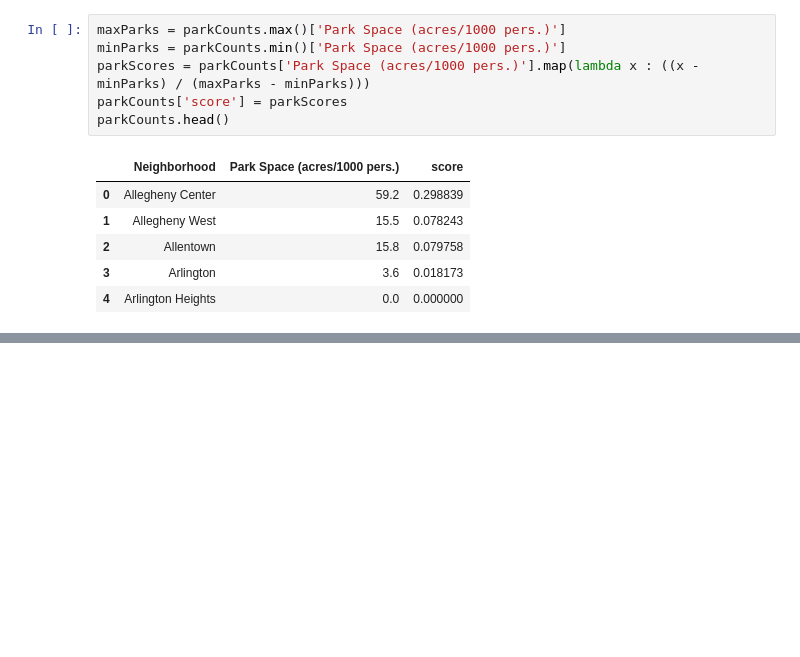
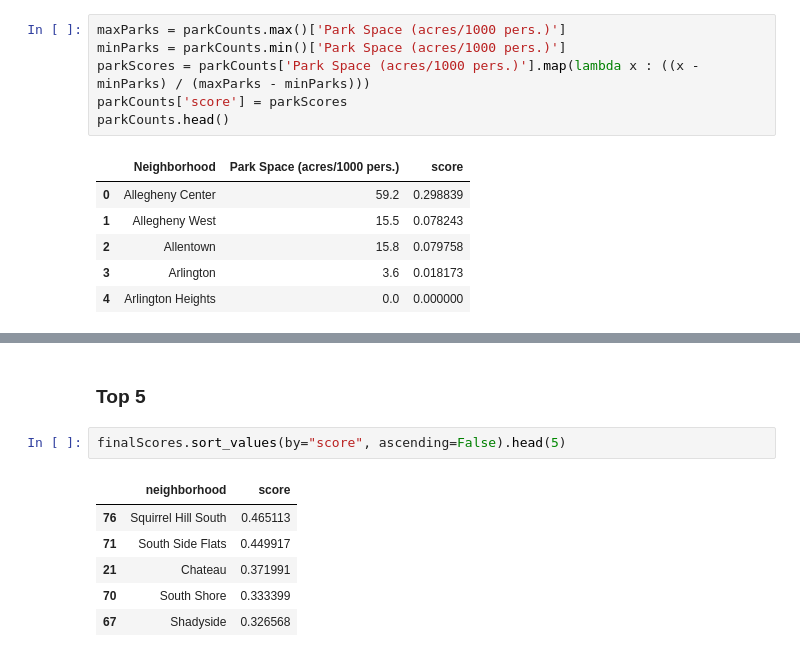
Before and after one commit to ocilical/big-ideas-final, a Jupyter notebook: main.ipynb, the cells around one changed output, grey strips where cells are left out. Cells and saved outputs as stored; diff of their text form; blank space fills up the shorter version.

```diff
--- a/main.ipynb
+++ b/main.ipynb
@@ -258,0 +274,11 @@ parkCounts.head()
+# %% [markdown]
+### Top 5
+# %%
+finalScores.sort_values(by="score", ascending=False).head(5)
+# %% [output]
+|  | neighborhood | score |
+| 76 | Squirrel Hill South | 0.465113 |
+| 71 | South Side Flats | 0.449917 |
+| 21 | Chateau | 0.371991 |
+| 70 | South Shore | 0.333399 |
+| 67 | Shadyside | 0.326568 |
```
Also changed, not shown: parts of 5 cells of this notebook.
